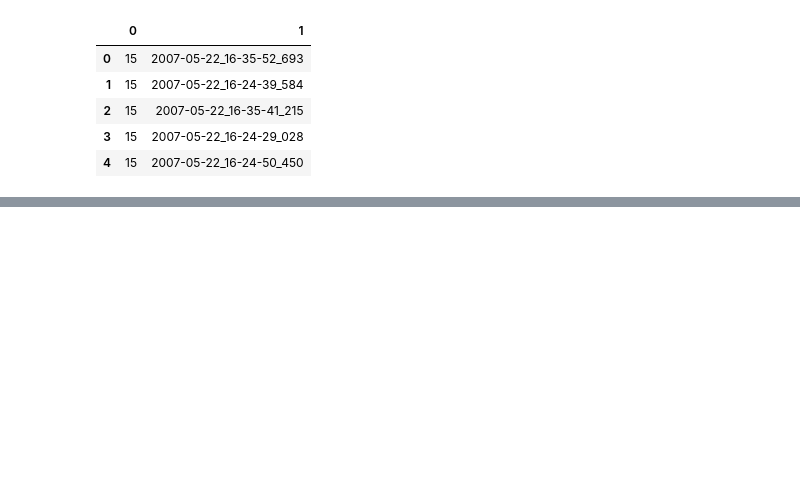
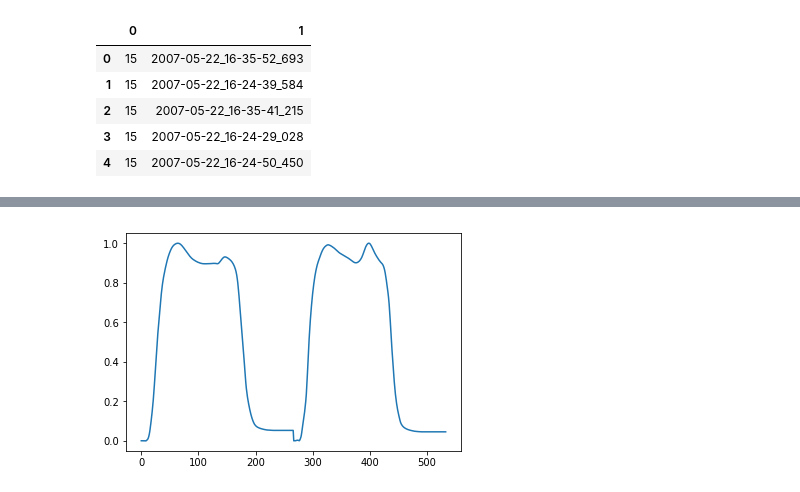
Before and after one commit to sonumeewa/BTP, a Jupyter notebook: spatial-integrated-temporal.ipynb, the cells around one changed output, grey strips where cells are left out. Drawn from its saved outputs; the diff is of its cells as text; code cells hidden in the pictures; blank space fills up the shorter version.

Commit message:
accumulate

```diff
--- a/spatial-integrated-temporal.ipynb
+++ b/spatial-integrated-temporal.ipynb
@@ -3,6 +3,11 @@ import numpy as np
 import math
 from skimage.transform import resize
 import scipy.ndimage
+import matplotlib.pyplot as plt
+
+# Downsample using order 8 Chebyshev type I filter
+def downsample(data):
+    return scipy.signal.decimate(data, 6, axis = 0)
 
 def prepare_data(mat):
     # Left footstep
@@ -12,28 +17,26 @@ def prepare_data(mat):
     return (dataL, dataR)
 
 def calGRF(data):
-    for i in range(len(data)):
-        data[i] += data[i-1]
-    return data
+    return np.add.accumulate(data)
 
 def process_foot(data):
     Tmax = 1600
     data = data[:Tmax]
+    data = downsample(data)
     grf = calGRF(data)
     s_avg = data.mean(axis=1)
-    s_avg_max = np.max(s_avg)
-    s_avg /= s_avg_max
     s_upper = np.amax(data,axis=1)
     s_lower = np.amin(data,axis=1)
     grf_t = grf.mean(axis=1)
     grf_t_max = np.max(grf_t)
     grf_t /= grf_t_max
-    processed = np.stack((s_avg,grf_t,s_upper,s_lower),axis=-1)
+    processed = np.stack((s_avg,grf_t,s_upper,s_lower))
     return processed
 
 def process_matlab(mat):
     dataL, dataR = prepare_data(mat)
     footL, footR = process_foot(dataL), process_foot(dataR)
+    plt.plot(footL[3])
     processed = np.append(footL,footR,axis = 1)
     return processed
 # %%
@@ -72,0 +78,4 @@ spatio_temporal = process_matlab(mat)
+# %%
+plt.plot(spatio_temporal[0]);
+# %% [output]
+[figure, added]
```
Also changed, not shown: parts of 1 cell of this notebook.
